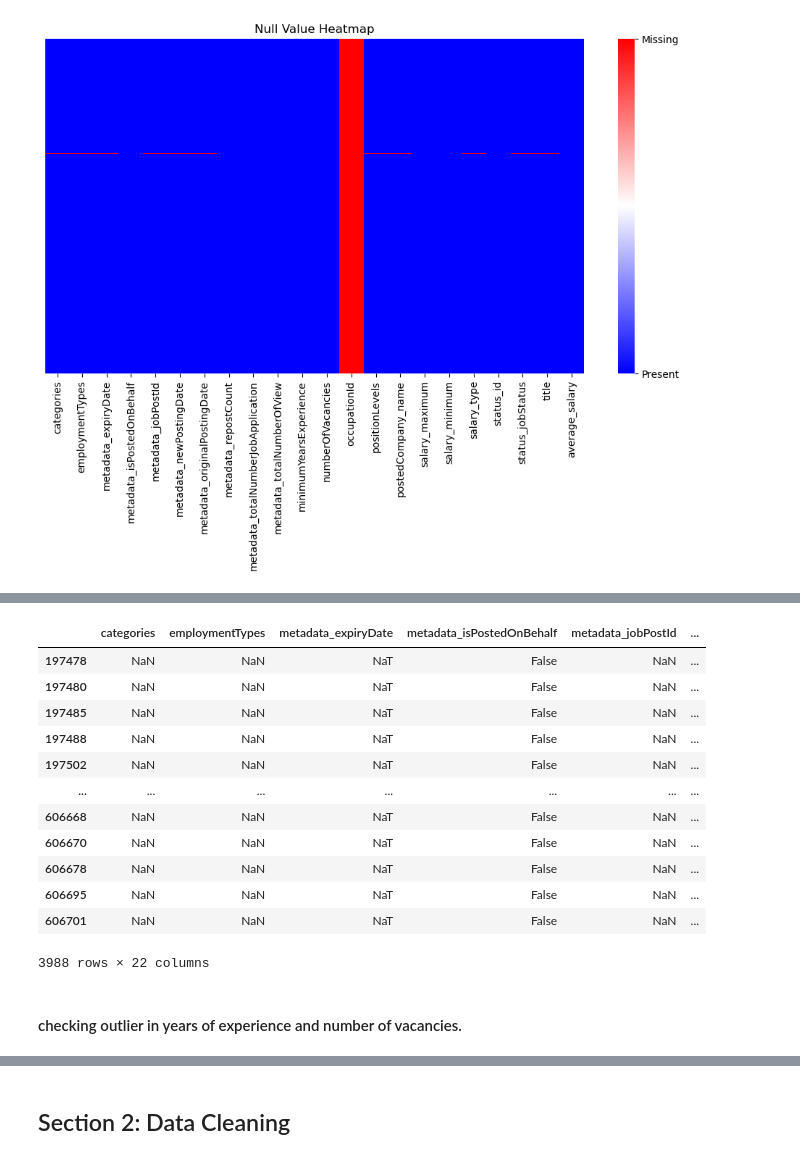
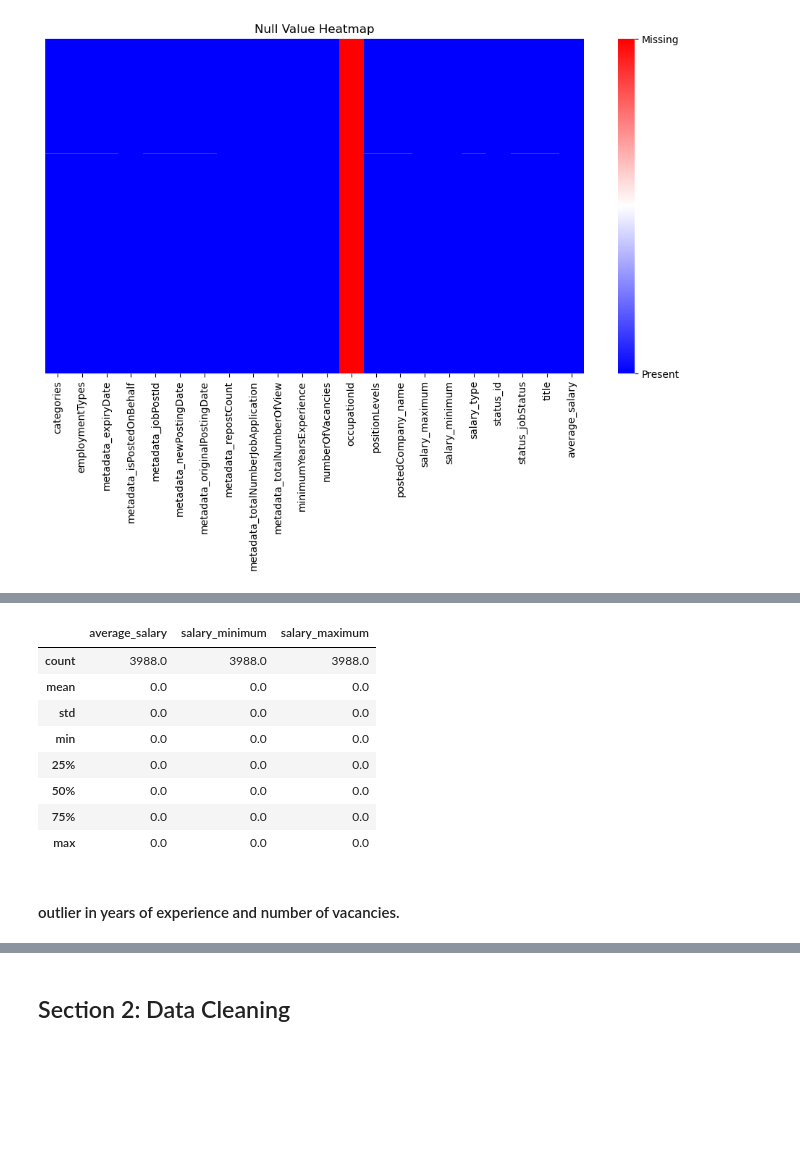
Before and after one commit to zeroonyx/6m-data-1-groupproject, a Jupyter notebook: personaD.ipynb, the cells around one changed output, grey strips where cells are left out. Drawn from its saved outputs; the diff is of its cells as text; code cells hidden in the pictures; blank space fills up the shorter version.

```diff
--- a/personaD.ipynb
+++ b/personaD.ipynb
@@ -218,19 +218,15 @@ salary maximum: [ 3300.  4500.  6500. 10000. 12000. 20000.]
 # %%
-df_null_salary_type
+df_3988[['average_salary', 'salary_minimum', 'salary_maximum']].describe()
 # %% [output]
-|  | categories | employmentTypes | metadata_expiryDate | metadata_isPostedOnBehalf | metadata_jobPostId | ... |
-| 197478 | NaN | NaN | NaT | False | NaN | ... |
-| 197480 | NaN | NaN | NaT | False | NaN | ... |
-| 197485 | NaN | NaN | NaT | False | NaN | ... |
-| 197488 | NaN | NaN | NaT | False | NaN | ... |
-| 197502 | NaN | NaN | NaT | False | NaN | ... |
-| ... | ... | ... | ... | ... | ... | ... |
-| 606668 | NaN | NaN | NaT | False | NaN | ... |
-| 606670 | NaN | NaN | NaT | False | NaN | ... |
-| 606678 | NaN | NaN | NaT | False | NaN | ... |
-| 606695 | NaN | NaN | NaT | False | NaN | ... |
-| 606701 | NaN | NaN | NaT | False | NaN | ... |
+|  | average_salary | salary_minimum | salary_maximum |
+| count | 3988.0 | 3988.0 | 3988.0 |
+| mean | 0.0 | 0.0 | 0.0 |
+| std | 0.0 | 0.0 | 0.0 |
+| min | 0.0 | 0.0 | 0.0 |
+| 25% | 0.0 | 0.0 | 0.0 |
+| 50% | 0.0 | 0.0 | 0.0 |
+| 75% | 0.0 | 0.0 | 0.0 |
+| max | 0.0 | 0.0 | 0.0 |
-3988 rows × 22 columns
 # %% [markdown]
-#### checking outlier in years of experience and number of vacancies.
+#### outlier in years of experience and number of vacancies.
 # %%
```
Also changed, not shown: parts of 59 cells of this notebook, 1 other file.
